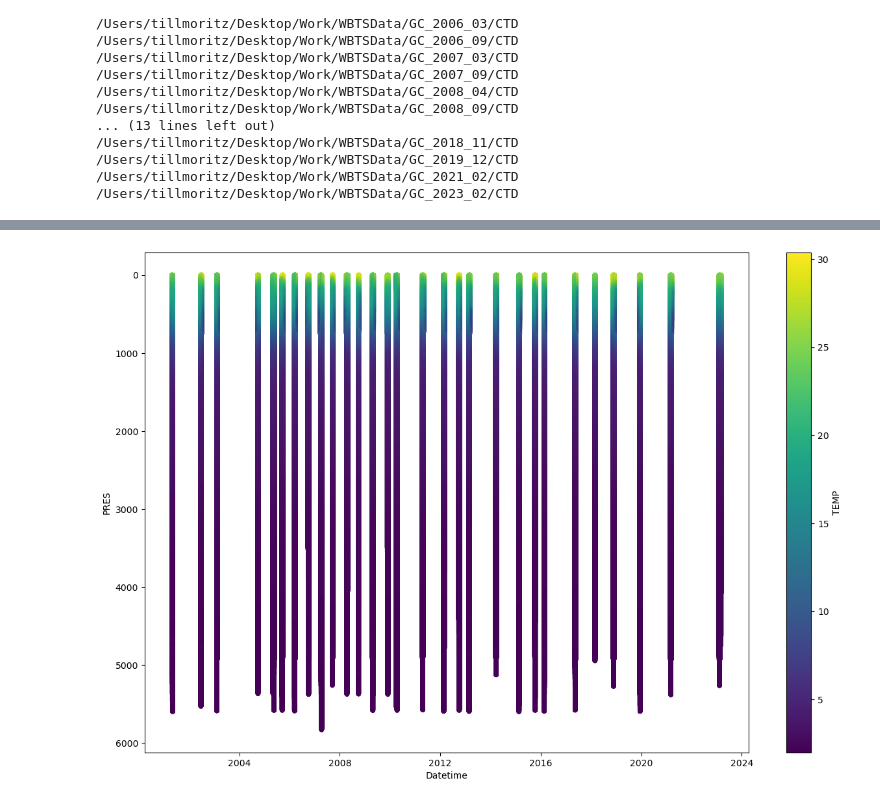
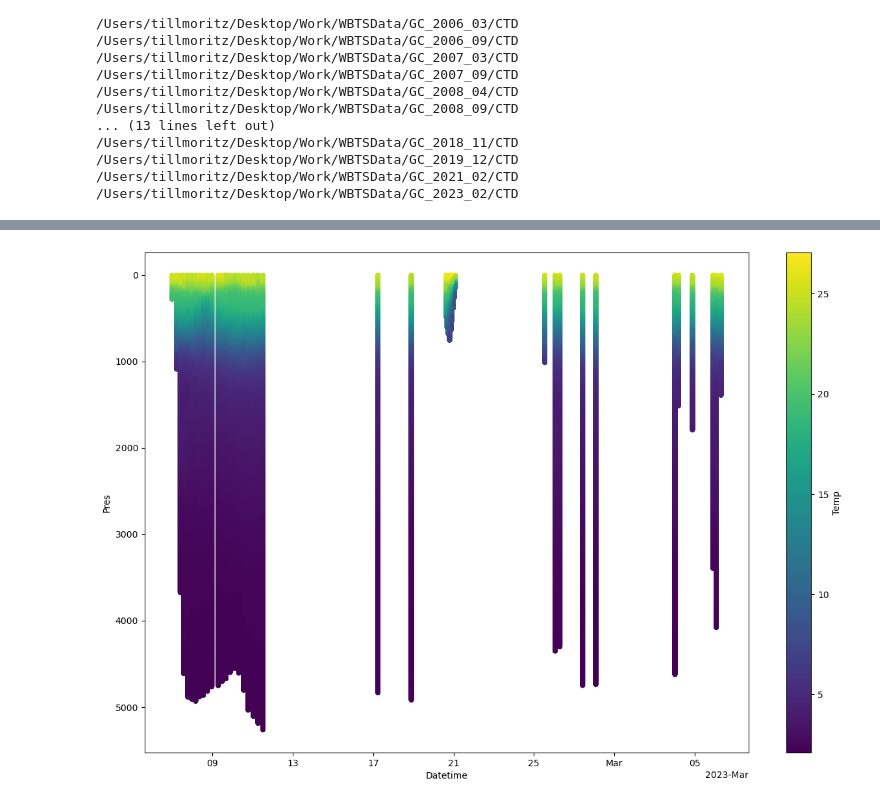
Before and after one commit to tillmrtz/WBTSdatafork, a Jupyter notebook: notebooks/load_CTD_data.ipynb, the cells around one changed output, grey strips where cells are left out. Drawn from its saved outputs; the diff is of its cells as text; code cells hidden in the pictures.

```diff
--- a/notebooks/load_CTD_data.ipynb
+++ b/notebooks/load_CTD_data.ipynb
@@ -70,5 +46,5 @@ ds_all = load_cal_files.create_complete_Dataset(dir_list)
 /Users/tillmoritz/Desktop/Work/WBTSData/GC_2021_02/CTD
 /Users/tillmoritz/Desktop/Work/WBTSData/GC_2023_02/CTD
 # %%
-safe_path = '/Users/tillmoritz/Desktop/Work/Created_files'
+safe_path = '/Users/tillmoritz/Desktop/Work/Created_files/CTD'
 # %%
@@ -94,0 +78,5 @@ Data variables:
+# %%
+### load all data from the netcdf file
+file_name = 'all_data.nc'
+#file_name = '2023_02_data.nc'
+ds_load = xr.open_dataset(safe_path + '/' + file_name)
@@ -95,8 +109,8 @@ Data variables:
 # %%
 ### plot the data with inverted axis
 plt.figure(figsize=(15,10))
-ds_all.plot.scatter(x='Datetime', y='PRES', hue='TEMP', s=20, cmap='viridis', edgecolor='face')
+ds_load.plot.scatter(x='Datetime', y='Pres', hue='Temp', s=20, cmap='viridis', edgecolor='face')
 plt.gca().invert_yaxis()
 plt.show()
 # %% [output]
-[figure, old version]
+[figure, new version]
```
Also changed, not shown: parts of 9 cells of this notebook, 2 other files.
